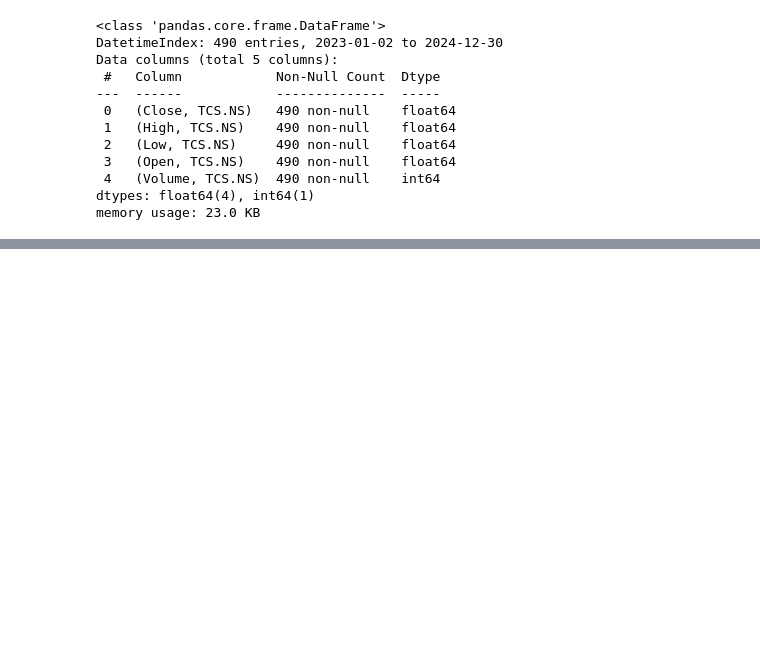
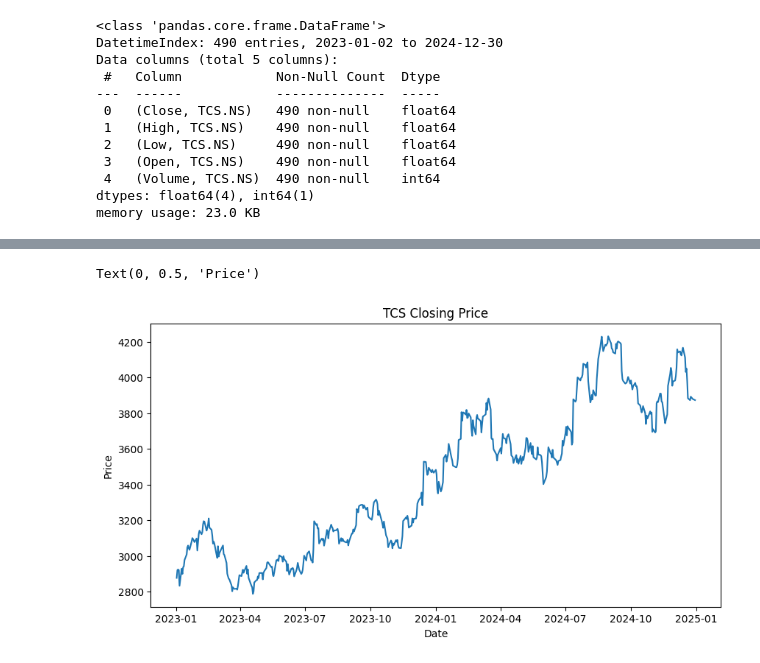
Before and after one commit to Manjunath-Kurubar/stock-market-data-analysis, a Jupyter notebook: Stock_Market_Analysis.ipynb, the cells around one changed output, grey strips where cells are left out. Cells and saved outputs as stored; diff of their text form; code cells hidden in the pictures; blank space fills up the shorter version.

Commit message:
Cleaned data and added first chart.

```diff
--- a/Stock_Market_Analysis.ipynb
+++ b/Stock_Market_Analysis.ipynb
@@ -56,0 +68,2 @@ memory usage: 23.0 KB
+# %%
+data.reset_index(inplace=True)
@@ -56,0 +80,10 @@ memory usage: 23.0 KB
+# %%
+import matplotlib.pyplot as plt
+plt.figure(figsize=(10,5))
+plt.plot(data['Date'],data['Close'])
+plt.title('TCS Closing Price')
+plt.xlabel('Date')
+plt.ylabel('Price')
+# %% [output]
+Text(0, 0.5, 'Price')
+[figure, added]
```
Also changed, not shown: parts of 2 cells of this notebook.
